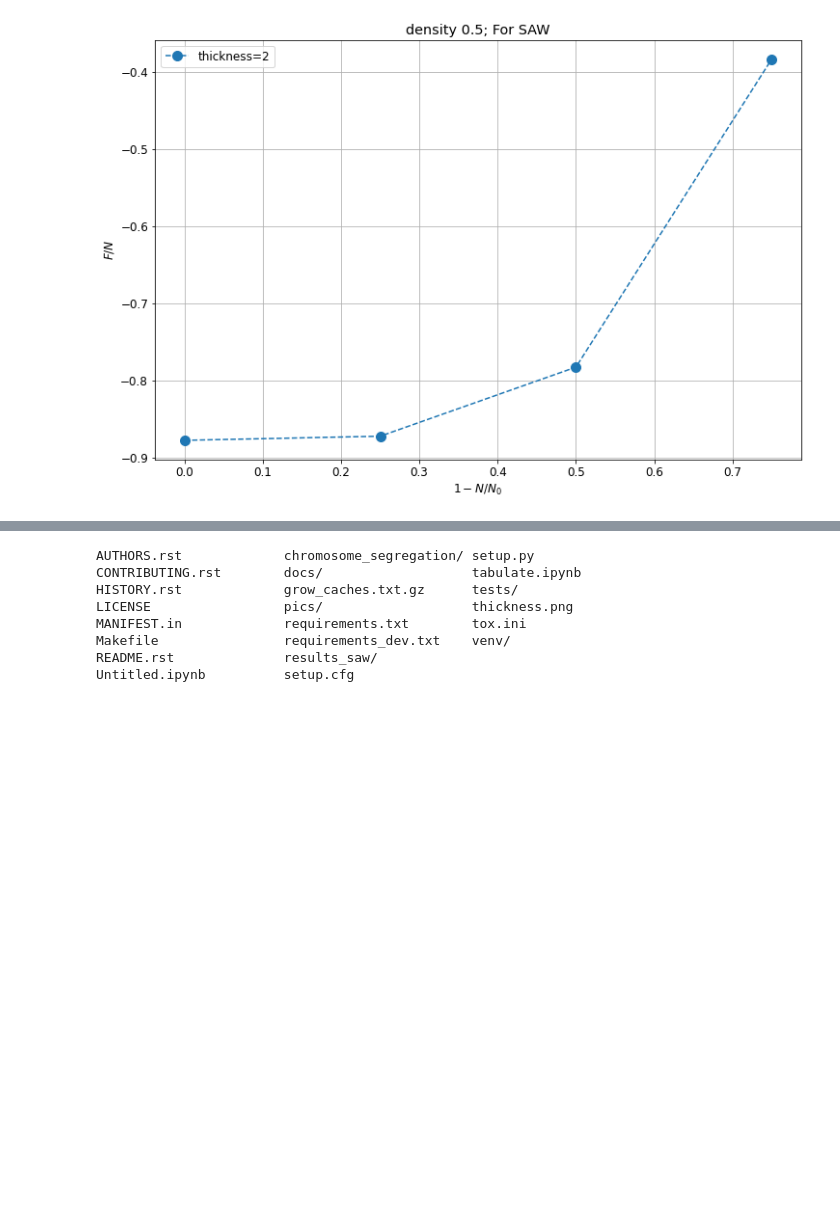
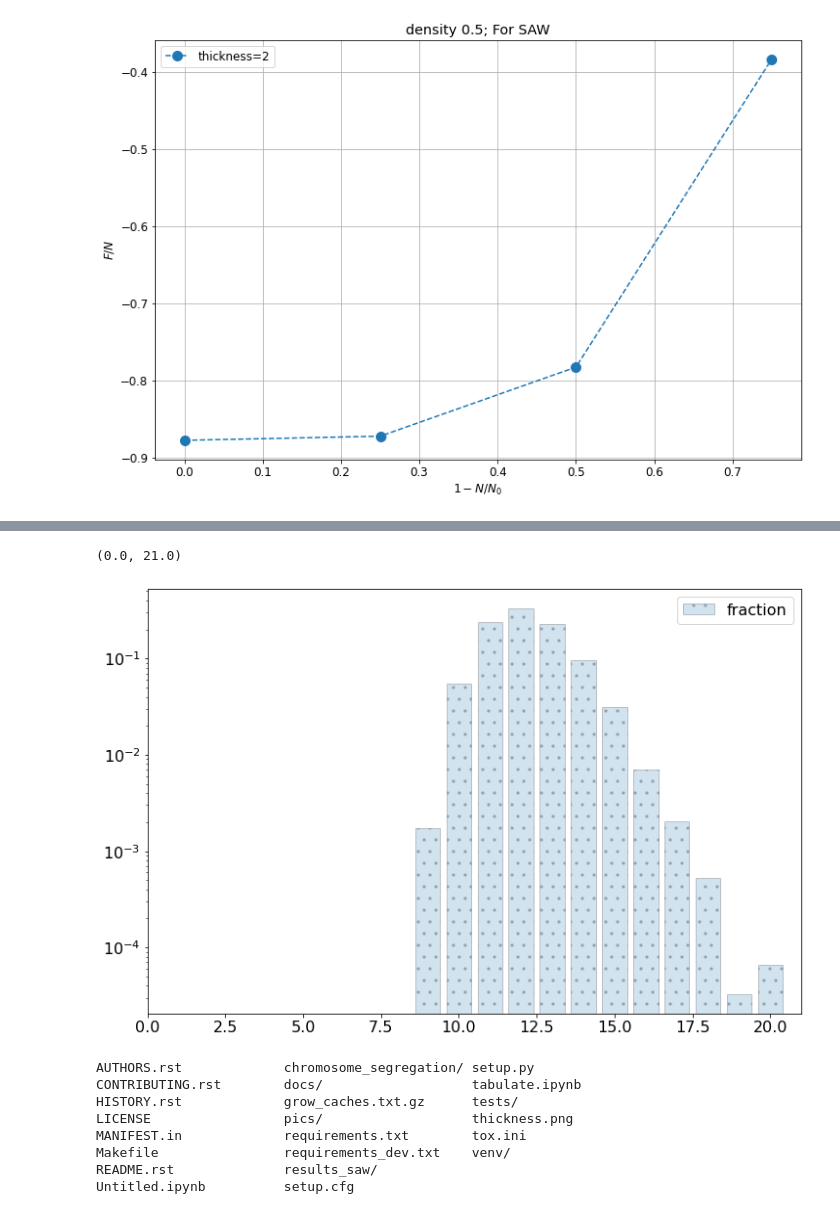
Before and after one commit to raalesir/segregation, a Jupyter notebook: Untitled.ipynb, the cells around one changed output, grey strips where cells are left out. Saved outputs shown, nothing was run; the diff lists cells and outputs as text; code cells hidden in the pictures; blank space fills up the shorter version.

```diff
--- a/Untitled.ipynb
+++ b/Untitled.ipynb
@@ -537,3 +557,14 @@ plt.xlim(0,15)
+# %%
+plt.figure(figsize=(12,8))
+# plt.errorbar(range(len(mean)) ,mean , yerr=err, fmt=".", color='black', capsize=5, label='stdev')
+plt.bar(range(len(res)), res, hatch='.', alpha=0.2, edgecolor='black', label='fraction')
+plt.yscale('log')
+# plt.grid()
+plt.legend()
+plt.xlim(0,21)
+# %% [output]
+(0.0, 21.0)
+[figure, added]
 # %%
 %ls
 # %% [output]
```
Also changed, not shown: parts of 36 cells of this notebook.
